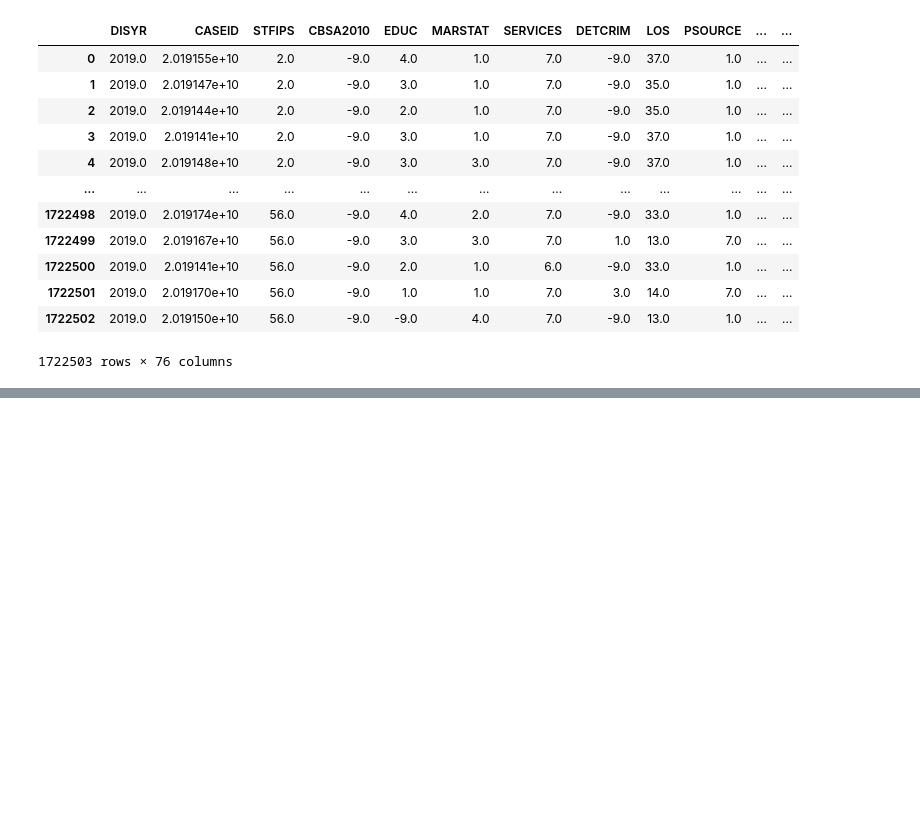
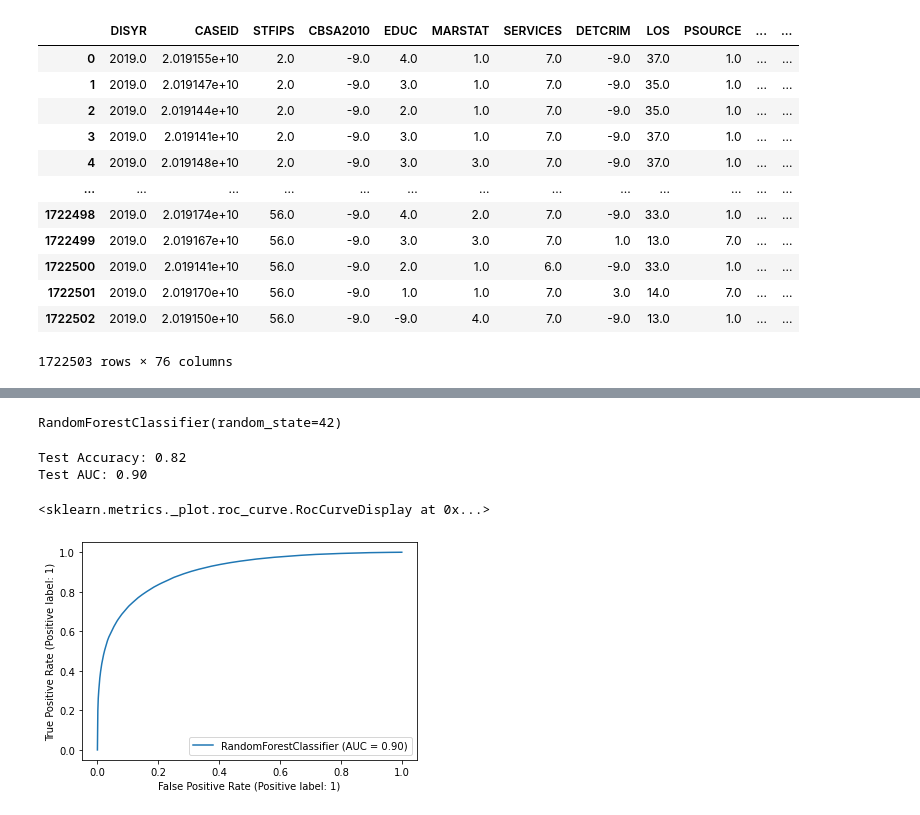
Before and after one commit to ricky-wong/siads697-project, a Jupyter notebook: notebooks/02_Classification.ipynb, the cells around one changed output, grey strips where cells are left out. Cells and saved outputs as stored; diff of their text form; code cells hidden in the pictures; blank space fills up the shorter version.

Commit message:
RandomForest run, AUC curve

```diff
--- a/notebooks/02_Classification.ipynb
+++ b/notebooks/02_Classification.ipynb
@@ -78,7 +78,7 @@ df_cluster_0 = df_discharge_2019.loc[df_discharge_2019['STFIPS'].isin(state_clus
 corrs = df_cluster_0[[ 'EDUC', 'MARSTAT', 'SERVICES',
        'DETCRIM', 'LOS', 'PSOURCE', 'NOPRIOR', 'ARRESTS', 'EMPLOY', 'METHUSE',
        'PSYPROB', 'LIVARAG', 'DAYWAIT',
-       'REASON',  'DSMCRIT', 'AGE',
+       'DSMCRIT', 'AGE',
        'RACE', 'ETHNIC', 'DETNLF', 'PRIMINC', 'SUB1', 'ROUTE1',
        'FREQ1', 'FRSTUSE1', 'HLTHINS', 'PRIMPAY', 'FREQ_ATND_SELF_HELP',
        'IDU', 'ALCDRUG']]
@@ -89,11 +104,11 @@ X_train, X_test, y_train, y_test = train_test_split(corrs, target, test_size=0.2
 # %%
-model = RandomForestClassifier(random_state=42)
-param_grid = {
-    'n_estimators': [105, 110, 115],
-    'max_features': ['auto', 'sqrt', 'log2'],
-    'max_depth' : [8,9,10],
-    'criterion' :['gini', 'entropy']
-}
+# model = RandomForestClassifier(random_state=42)
+# param_grid = {
+#     'n_estimators': [105, 110, 115],
+#     'max_features': ['auto', 'sqrt', 'log2'],
+#     'max_depth' : [8,9,10],
+#     'criterion' :['gini', 'entropy']
+# }
 
-CV_rfc = GridSearchCV(estimator=model, param_grid=param_grid, cv= 5)
-CV_rfc.fit(X_train, y_train)
+# CV_rfc = GridSearchCV(estimator=model, param_grid=param_grid, cv= 5)
+# CV_rfc.fit(X_train, y_train)
@@ -102,14 +117,21 @@ CV_rfc.best_params_
 # %%
-# model = RandomForestClassifier(criterion =  ,
-#                                max_depth =  ,
-#                                max_features = ,
-#                                n_estimators = ,
-#                                random_state=42)
+model = RandomForestClassifier(random_state=42)
 
-# model.fit(X_train, y_train)
+model.fit(X_train, y_train)
+# %% [output]
+RandomForestClassifier(random_state=42)
 # %%
-# print('Test Accuracy: {:.2f}'.format(model.score(X_test, y_test)))
-# print('Test AUC: {:.2f}'.format(roc_auc_score(y_test, model.predict_proba(X_test)[:, 1])))
+print('Test Accuracy: {:.2f}'.format(model.score(X_test, y_test)))
+print('Test AUC: {:.2f}'.format(roc_auc_score(y_test, model.predict_proba(X_test)[:, 1])))
+# %% [output]
+Test Accuracy: 0.82
+Test AUC: 0.90
+# %%
+from sklearn import metrics
+metrics.plot_roc_curve(model, X_test, y_test)
+# %% [output]
+<sklearn.metrics._plot.roc_curve.RocCurveDisplay at 0x...>
+[figure, added]
 # %%
 end_time = datetime.datetime.now()
 end_time
```
Also changed, not shown: parts of 6 cells of this notebook.
